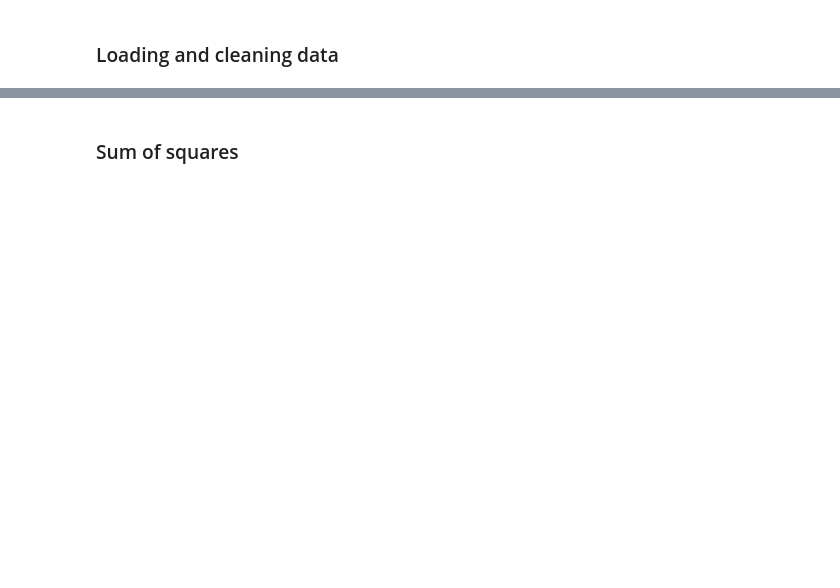
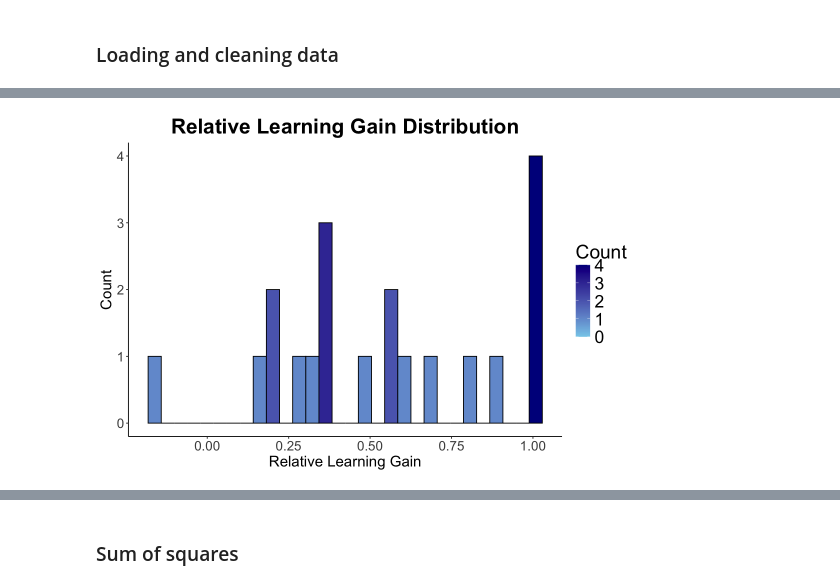
Before and after one commit to berry-sh/cs411_project, a Jupyter notebook: anova_psi_ips.ipynb, the cells around one changed output, grey strips where cells are left out. Saved outputs shown, nothing was run; the diff lists cells and outputs as text; code cells hidden in the pictures; blank space fills up the shorter version.

```diff
--- a/anova_psi_ips.ipynb
+++ b/anova_psi_ips.ipynb
@@ -489,0 +203,84 @@ df_combined %>% ggplot() +
+# %%
+options(repr.plot.width=9, repr.plot.height=6)
+
+# all learning gains, mixed up
+df_combined %>%
+  ggplot(aes(x = rel_learning_gain, fill = ..count..)) +
+  geom_histogram(bins = 30, color = "black") +
+  scale_fill_gradient(low = "skyblue", high = "darkblue") +
+  labs(
+    title = "Relative Learning Gain Distribution",
+    x = "Relative Learning Gain",
+    y = "Count",
+    fill = "Count"
+  ) +
+  theme_classic()+
+   theme(
+    plot.title = element_text(size = title_size, face = "bold", hjust = 0.5),
+    axis.title = element_text(size = 18),
+    axis.text = element_text(size = 16),
+    legend.title = element_text(size = legend_title_size),
+    legend.text = element_text(size = legend_text_size)
+  )
+
+# IPS learning gains
+df_combined %>%
+  filter(group == "IPS") %>%
+  ggplot(aes(x = rel_learning_gain, fill = ..count..)) +
+  geom_histogram(bins = 30, color = "black") +
+  scale_fill_gradient(low = "skyblue", high = "darkblue") +
+  labs(
+    title = "Relative Learning Gain Distribution in I-PS Group",
+    x = "Relative Learning Gain",
+    y = "Count",
+    fill = "Count"
+  ) +
+  theme_classic()+
+   theme(
+    plot.title = element_text(size = title_size, face = "bold", hjust = 0.5),
+    axis.title = element_text(size = 18),
+    axis.text = element_text(size = 16),
+    legend.title = element_text(size = legend_title_size),
+    legend.text = element_text(size = legend_text_size)
+  )
+# PSI learning gains
+df_combined %>%
+  filter(group == "PSI") %>%
+  ggplot(aes(x = rel_learning_gain, fill = ..count..)) +
+  geom_histogram(bins = 30, color = "black") +
+  scale_fill_gradient(low = "skyblue", high = "darkblue") +
+  labs(
+    title = "Relative Learning Gain Distribution in P-SI Group",
+    x = "Relative Learning Gain",
+    y = "Count",
+    fill = "Count"
+  ) +
+  theme_classic()+
+   theme(
+   plot.title = element_text(size = title_size, face = "bold", hjust = 0.5),
+    axis.title = element_text(size = 18),
+    axis.text = element_text(size = 16),
+    legend.title = element_text(size = legend_title_size),
+    legend.text = element_text(size = legend_text_size)
+  )
+
+# learning gains per group
+df_combined %>%
+  ggplot(aes(x = rel_learning_gain, fill = group)) +
+  geom_histogram(bins = 30, color = "black") +
+  scale_fill_manual(values = c("IPS" = "palegreen3", "PSI" = "goldenrod1")) +
+  labs(
+    title = "Relative Learning Gain Distribution by Group",
+    x = "Relative Learning Gain",
+    y = "Count",
+    fill = "Count"
+  ) +
+  theme_classic()+
+   theme(
+    plot.title = element_text(size = title_size, face = "bold", hjust = 0.5),
+    axis.title = element_text(size = 18),
+    axis.text = element_text(size = 16),
+    legend.title = element_text(size = legend_title_size),
+    legend.text = element_text(size = legend_text_size)
+  )
+# %% [output]
@@ -489,0 +290 @@ df_combined %>% ggplot() +
+[figure, added]
```
Also changed, not shown: parts of 134 cells of this notebook, 2 other files.
